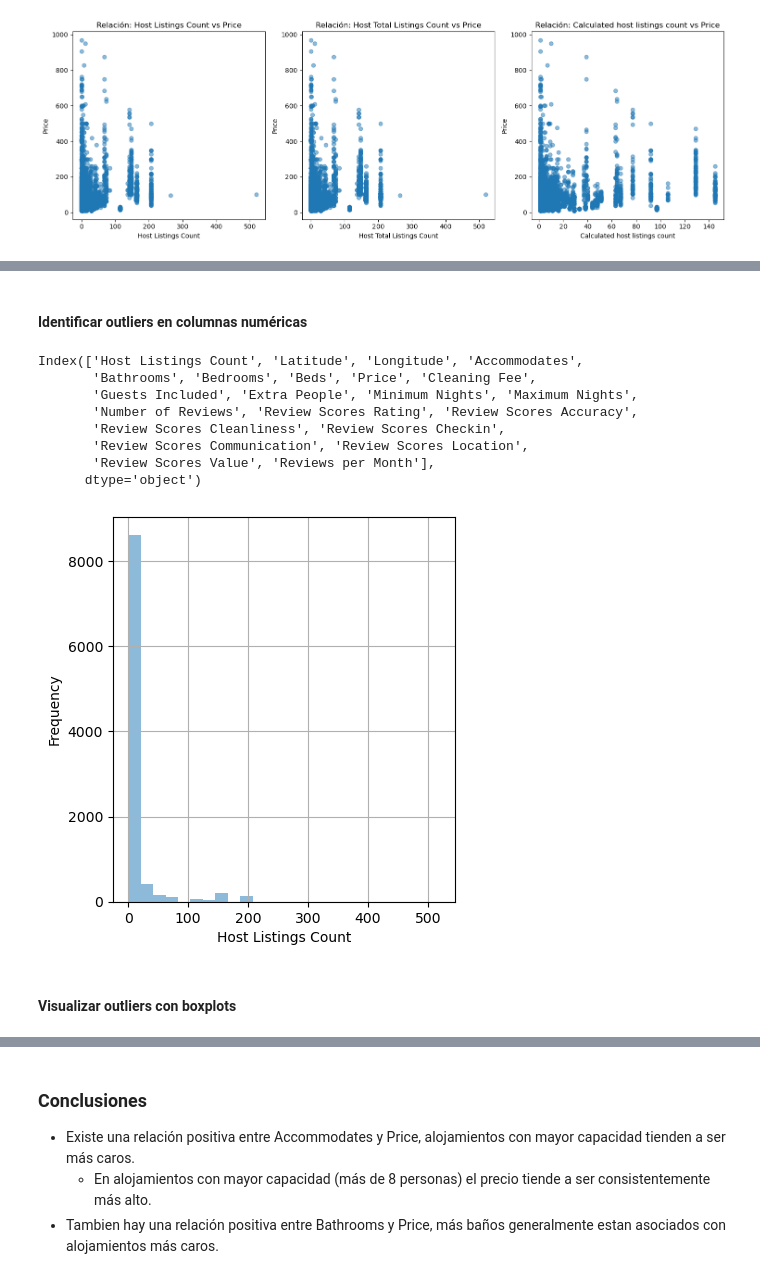
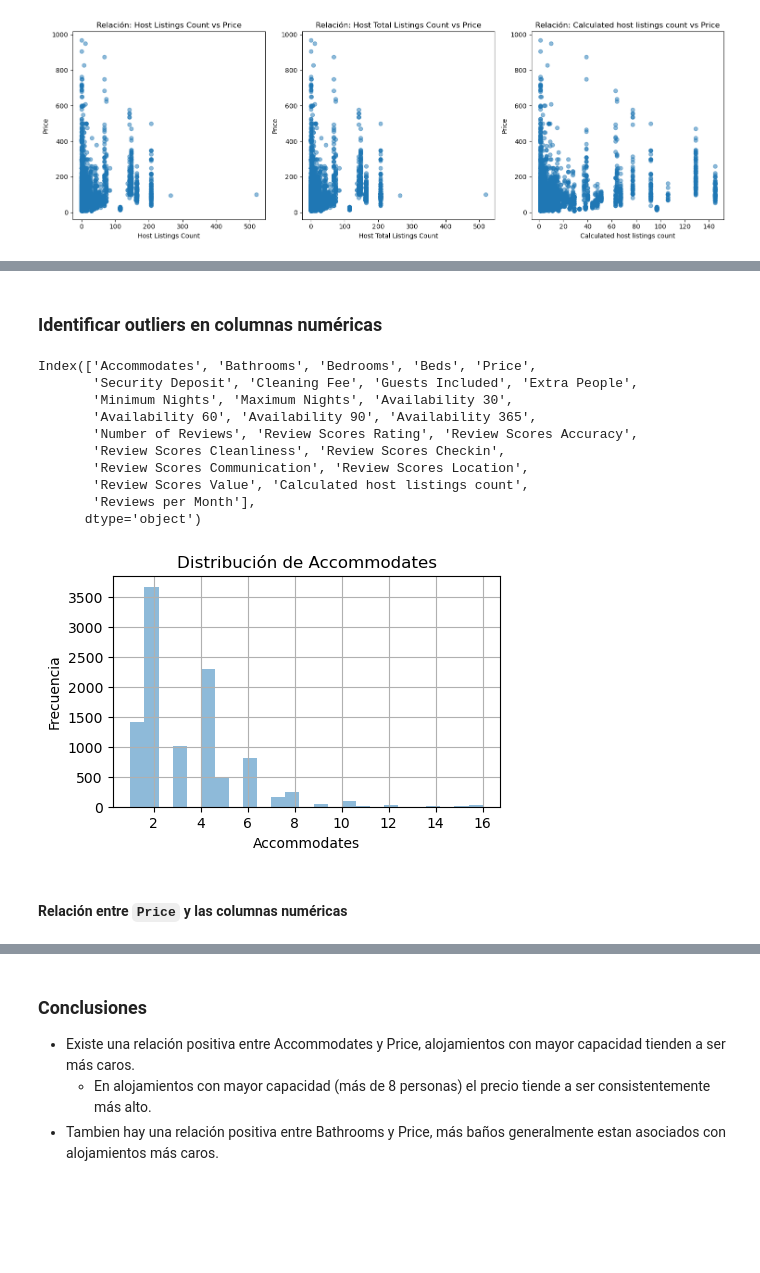
Before and after one commit to asimarra/Machine-Learning-101, a Jupyter notebook: Practica/Practica.ipynb, the cells around one changed output, grey strips where cells are left out. Drawn from its saved outputs; the diff is of its cells as text; code cells hidden in the pictures; blank space fills up the shorter version.

```diff
--- a/Practica/Practica.ipynb
+++ b/Practica/Practica.ipynb
@@ -251,6 +252,6 @@ dtype: float64
 # %%
 def eliminar_columnas_na (dataset):
-    return dataset.drop(['Host Acceptance Rate', 'Square Feet', 'Monthly Price', 'Weekly Price', 'Security Deposit'], axis=1)
+    return dataset.drop(['Host Acceptance Rate', 'Square Feet', 'Monthly Price', 'Weekly Price'], axis=1)
 
 print(f'Cantidad de columnas antes de borrar: {airbnb_train_data.shape[1]}')
 airbnb_train_data = eliminar_columnas_na(airbnb_train_data)
@@ -311,0 +350,3 @@ dtype: float64
+# %%
+airbnb_train_data['Security Deposit'] = airbnb_train_data['Security Deposit'].fillna(0)
+mostrar_porcentaje_valores_faltantes(airbnb_train_data)
@@ -356,10 +448,0 @@ dtype: int64
-# %%
-columns_with_nulls = [
-    'Host Since', 'Host Listings Count', 'State', 'Zipcode', 'Market',
-    'City', 'Amenities', 'Country'
-]
-
-# Eliminar filas con valores nulos en las columnas especificadas
-print(f'Cantidad de filas antes de borrar: {airbnb_train_data.shape[0]}')
-airbnb_train_data = airbnb_train_data.dropna(subset=columns_with_nulls)
-print(f'Cantidad de filas después de borrar: {airbnb_train_data.shape[0]}')
@@ -388,29 +468,38 @@ Reviews per Month              0
 dtype: int64
 # %% [markdown]
-#### Identificar outliers en columnas numéricas
+### Identificar outliers en columnas numéricas
 # %%
-numerical_columns = airbnb_train_data.select_dtypes(include=['float64', 'int64']).columns
-numerical_columns
+def obtener_columnas_numericas():
+    return airbnb_train_data.select_dtypes(include=['float64', 'int64']).columns
+
+columnas_numericas_outliers = obtener_columnas_numericas()
+columnas_numericas_outliers
 # %% [output]
-Index(['Host Listings Count', 'Latitude', 'Longitude', 'Accommodates',
-       'Bathrooms', 'Bedrooms', 'Beds', 'Price', 'Cleaning Fee',
-       'Guests Included', 'Extra People', 'Minimum Nights', 'Maximum Nights',
+Index(['Accommodates', 'Bathrooms', 'Bedrooms', 'Beds', 'Price',
+       'Security Deposit', 'Cleaning Fee', 'Guests Included', 'Extra People',
+       'Minimum Nights', 'Maximum Nights', 'Availability 30',
+       'Availability 60', 'Availability 90', 'Availability 365',
        'Number of Reviews', 'Review Scores Rating', 'Review Scores Accuracy',
        'Review Scores Cleanliness', 'Review Scores Checkin',
        'Review Scores Communication', 'Review Scores Location',
-       'Review Scores Value', 'Reviews per Month'],
+       'Review Scores Value', 'Calculated host listings count',
+       'Reviews per Month'],
       dtype='object')
 # %%
-plt.figure(figsize=(15, 5))
-plt.subplot(1,3,1)
+def grafica_frecuencia_por_columnas(activarBreak = True):
+    for columna in obtener_columnas_numericas():
+        plt.figure(figsize=(5, 3))  # Ajusta el tamaño de cada figura individual
+        airbnb_train_data[columna].plot.hist(alpha=0.5, bins=25, grid=True)
+        plt.xlabel(columna)
+        plt.ylabel("Frecuencia")
+        plt.title(f"Distribución de {columna}")
+        plt.show()
 
-for i, column in enumerate(numerical_columns, 1):
-    airbnb_train_data[column].plot.hist(alpha=0.5, bins=25, grid = True)
-    #plt.yscale("log")
-    plt.xlabel(column)
-    plt.show()
-    break
+        if activarBreak:
+            break
+
+grafica_frecuencia_por_columnas(activarBreak = True)
 # %% [output]
-[figure, old version]
+[figure, new version]
 # %% [markdown]
-#### Visualizar outliers con boxplots
+#### Relación entre `Price` y las columnas numéricas
```
Also changed, not shown: parts of 34 cells of this notebook, 3 other files.
